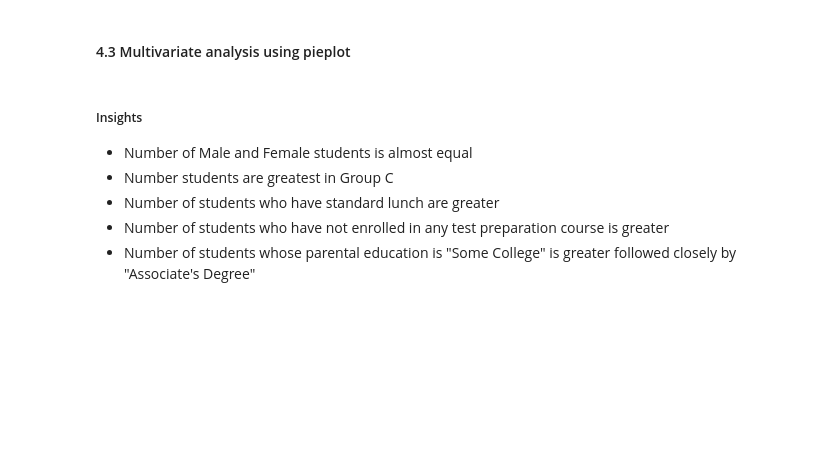
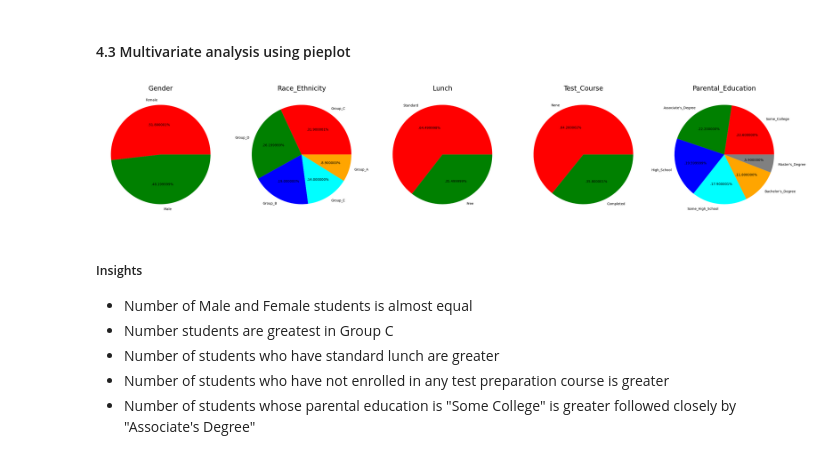
Before and after one commit to mahigithub2080/demo_proj_1, a Jupyter notebook: notebook/1 . EDA STUDENT PERFORMANCE.ipynb, the cells around one changed output. Drawn from its saved outputs; the diff is of its cells as text; code cells hidden in the pictures; blank space fills up the shorter version.

```diff
--- a/notebook/1 . EDA STUDENT PERFORMANCE.ipynb
+++ b/notebook/1 . EDA STUDENT PERFORMANCE.ipynb
@@ -351,50 +352,52 @@ plt.axis('off')
 
 
 plt.subplot(1, 5, 2)
-size = df['race/ethnicity'].value_counts()
-labels = 'Group C', 'Group D','Group B','Group E','Group A'
+size = df['race_ethnicity'].value_counts()
+labels = 'Group_C', 'Group_D','Group_B','Group_E','Group_A'
 color = ['red', 'green', 'blue', 'cyan','orange']
 
 plt.pie(size, colors = color,labels = labels,autopct = '.%2f%%')
-plt.title('Race/Ethnicity', fontsize = 20)
+plt.title('Race_Ethnicity', fontsize = 20)
 plt.axis('off')
 
 
 
 plt.subplot(1, 5, 3)
 size = df['lunch'].value_counts()
 labels = 'Standard', 'Free'
 color = ['red','green']
 
 plt.pie(size, colors = color,labels = labels,autopct = '.%2f%%')
 plt.title('Lunch', fontsize = 20)
 plt.axis('off')
 
 
 plt.subplot(1, 5, 4)
-size = df['test preparation course'].value_counts()
+size = df['test_preparation_course'].value_counts()
 labels = 'None', 'Completed'
 color = ['red','green']
 
 plt.pie(size, colors = color,labels = labels,autopct = '.%2f%%')
-plt.title('Test Course', fontsize = 20)
+plt.title('Test_Course', fontsize = 20)
 plt.axis('off')
 
 
 plt.subplot(1, 5, 5)
-size = df['parental level of education'].value_counts()
-labels = 'Some College', "Associate's Degree",'High School','Some High School',"Bachelor's Degree","Master's Degree"
+size = df['parental_level_of_education'].value_counts()
+labels = 'Some_College', "Associate's_Degree",'High_School','Some_High_School',"Bachelor's_Degree","Master's_Degree"
 color = ['red', 'green', 'blue', 'cyan','orange','grey']
 
 plt.pie(size, colors = color,labels = labels,autopct = '.%2f%%')
-plt.title('Parental Education', fontsize = 20)
+plt.title('Parental_Education', fontsize = 20)
 plt.axis('off')
 
 
 plt.tight_layout()
 plt.grid()
 
 plt.show()
+# %% [output]
+[figure, added]
 # %% [markdown]
 #####  Insights
 - Number of Male and Female students is almost equal
```
Also changed, not shown: parts of 18 cells of this notebook, 8 other files.
